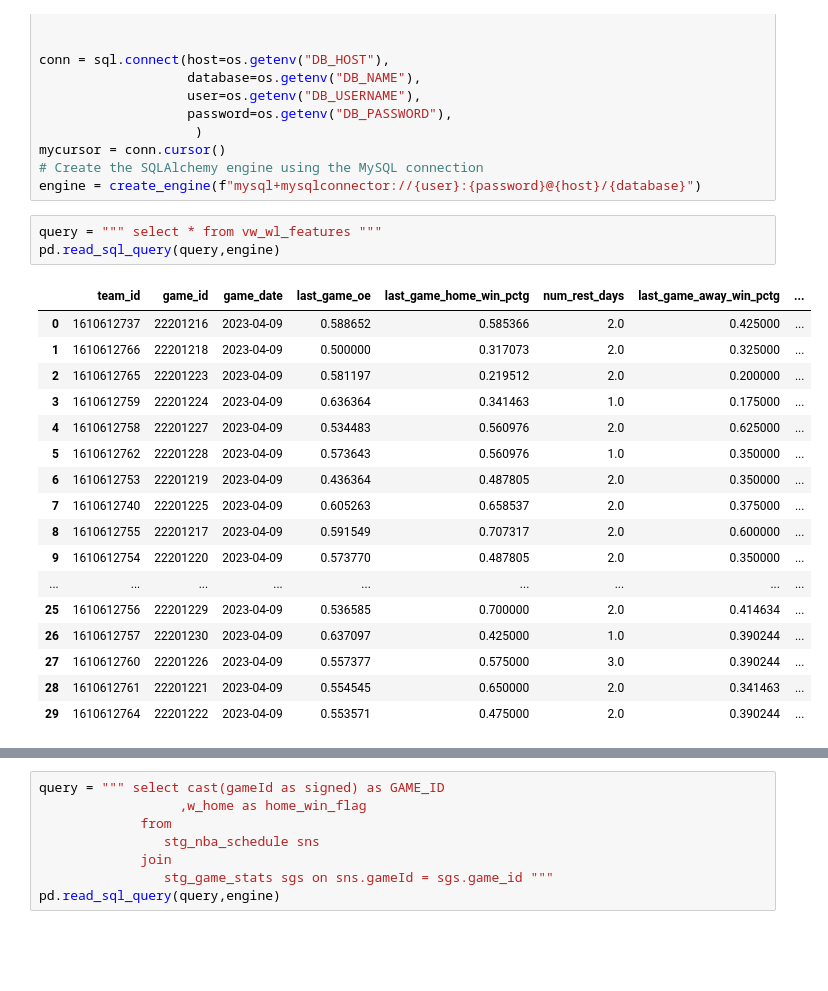
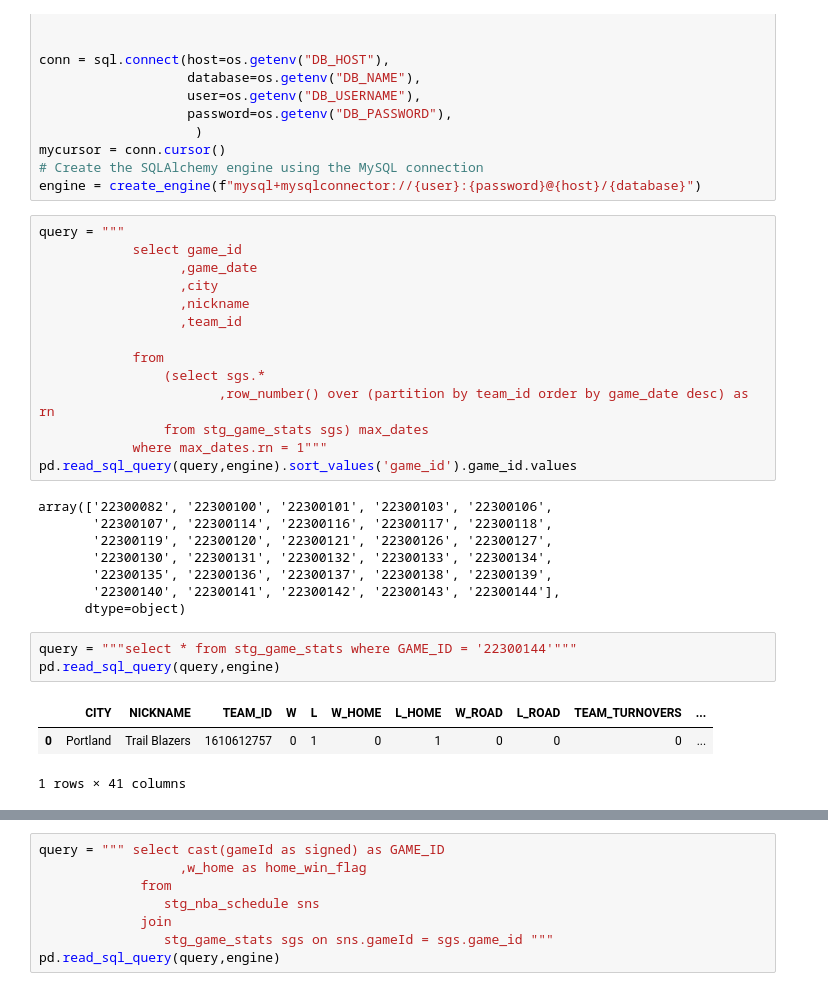
Before and after one commit to TheResearchLab/Practice, a Jupyter notebook: Streamlit-Basketball-App/data_ingest.ipynb, the cells around one changed output, grey strips where cells are left out. Saved outputs shown, nothing was run; the diff lists cells and outputs as text; blank space fills up the shorter version.

```diff
--- a/Streamlit-Basketball-App/data_ingest.ipynb
+++ b/Streamlit-Basketball-App/data_ingest.ipynb
@@ -44,24 +44,32 @@ conn = sql.connect(host=os.getenv("DB_HOST"),
 mycursor = conn.cursor()
 # Create the SQLAlchemy engine using the MySQL connection
 engine = create_engine(f"mysql+mysqlconnector://{user}:{password}@{host}/{database}")
+# %%
+query = """
+            select game_id
+                  ,game_date
+                  ,city
+                  ,nickname
+                  ,team_id
+
+            from
+                (select sgs.*
+                       ,row_number() over (partition by team_id order by game_date desc) as rn
+                from stg_game_stats sgs) max_dates
+            where max_dates.rn = 1"""
+pd.read_sql_query(query,engine).sort_values('game_id').game_id.values
+# %% [output]
+array(['22300082', '22300100', '22300101', '22300103', '22300106',
+       '22300107', '22300114', '22300116', '22300117', '22300118',
+       '22300119', '22300120', '22300121', '22300126', '22300127',
+       '22300130', '22300131', '22300132', '22300133', '22300134',
+       '22300135', '22300136', '22300137', '22300138', '22300139',
+       '22300140', '22300141', '22300142', '22300143', '22300144'],
+      dtype=object)
 # %%
-query = """ select * from vw_wl_features """
+query = """select * from stg_game_stats where GAME_ID = '22300144'"""
 pd.read_sql_query(query,engine)
 # %% [output]
-|  | team_id | game_id | game_date | last_game_oe | last_game_home_win_pctg | num_rest_days | last_game_away_win_pctg | ... |
-| 0 | 1610612737 | 22201216 | 2023-04-09 | 0.588652 | 0.585366 | 2.0 | 0.425000 | ... |
-| 1 | 1610612766 | 22201218 | 2023-04-09 | 0.500000 | 0.317073 | 2.0 | 0.325000 | ... |
-| 2 | 1610612765 | 22201223 | 2023-04-09 | 0.581197 | 0.219512 | 2.0 | 0.200000 | ... |
-| 3 | 1610612759 | 22201224 | 2023-04-09 | 0.636364 | 0.341463 | 1.0 | 0.175000 | ... |
-| 4 | 1610612758 | 22201227 | 2023-04-09 | 0.534483 | 0.560976 | 2.0 | 0.625000 | ... |
-| 5 | 1610612762 | 22201228 | 2023-04-09 | 0.573643 | 0.560976 | 1.0 | 0.350000 | ... |
-| 6 | 1610612753 | 22201219 | 2023-04-09 | 0.436364 | 0.487805 | 2.0 | 0.350000 | ... |
-| 7 | 1610612740 | 22201225 | 2023-04-09 | 0.605263 | 0.658537 | 2.0 | 0.375000 | ... |
-| 8 | 1610612755 | 22201217 | 2023-04-09 | 0.591549 | 0.707317 | 2.0 | 0.600000 | ... |
-| 9 | 1610612754 | 22201220 | 2023-04-09 | 0.573770 | 0.487805 | 2.0 | 0.350000 | ... |
-| ... | ... | ... | ... | ... | ... | ... | ... | ... |
-| 25 | 1610612756 | 22201229 | 2023-04-09 | 0.536585 | 0.700000 | 2.0 | 0.414634 | ... |
-| 26 | 1610612757 | 22201230 | 2023-04-09 | 0.637097 | 0.425000 | 1.0 | 0.390244 | ... |
-| 27 | 1610612760 | 22201226 | 2023-04-09 | 0.557377 | 0.575000 | 3.0 | 0.390244 | ... |
-| 28 | 1610612761 | 22201221 | 2023-04-09 | 0.554545 | 0.650000 | 2.0 | 0.341463 | ... |
-| 29 | 1610612764 | 22201222 | 2023-04-09 | 0.553571 | 0.475000 | 2.0 | 0.390244 | ... |
+|  | CITY | NICKNAME | TEAM_ID | W | L | W_HOME | L_HOME | W_ROAD | L_ROAD | TEAM_TURNOVERS | ... |
+| 0 | Portland | Trail Blazers | 1610612757 | 0 | 1 | 0 | 1 | 0 | 0 | 0 | ... |
+1 rows × 41 columns
```
Also changed, not shown: parts of 11 cells of this notebook, 1 other file.
